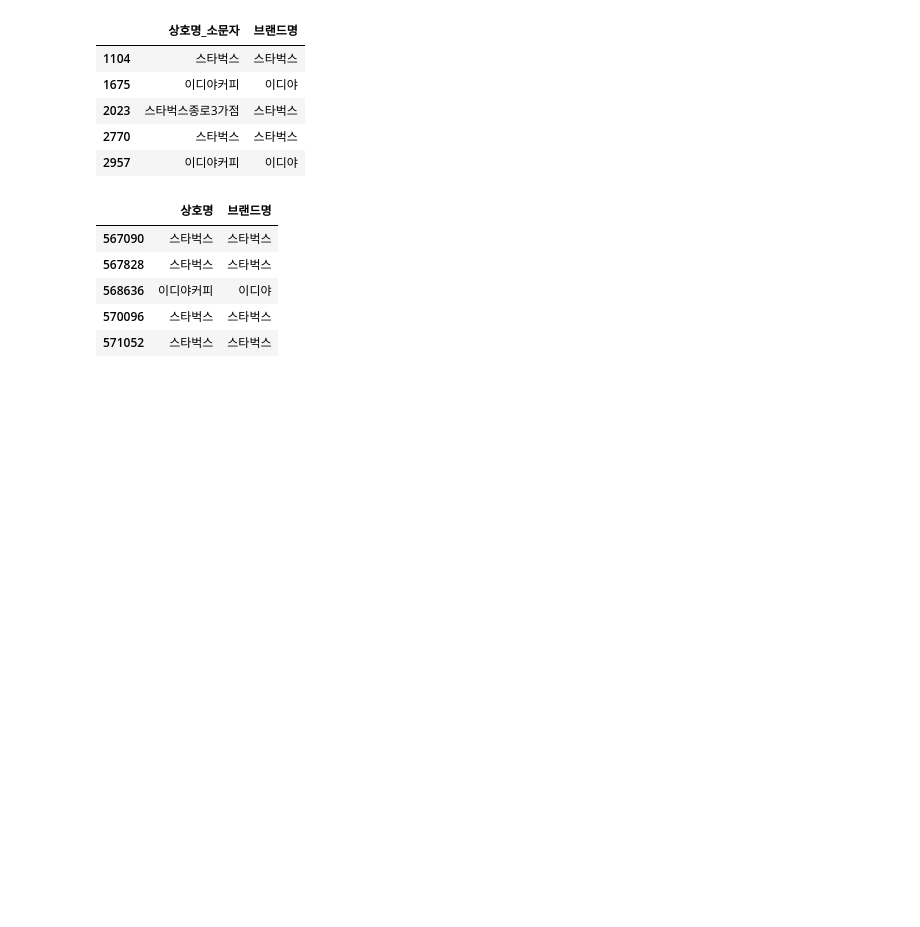
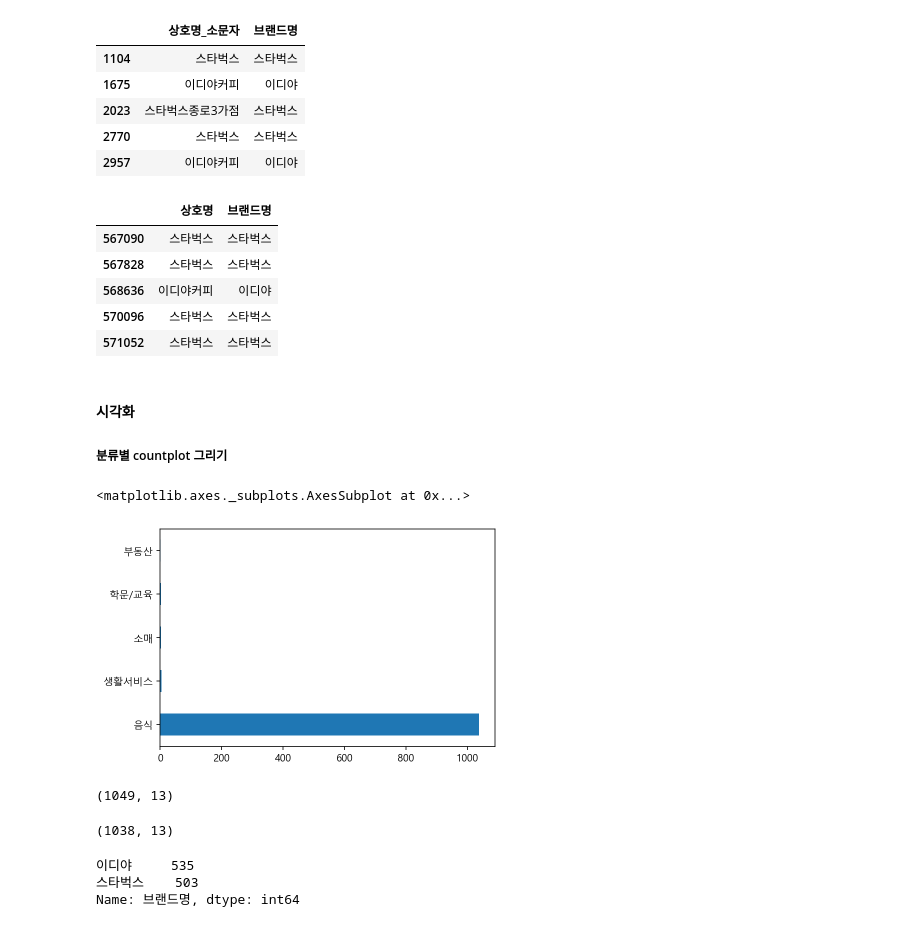
Before and after one commit to sookm/inflearn_lecture_opendata, a Jupyter notebook: 04-coffee-store-practice_210625.ipynb, the cells around one changed output. Drawn from its saved outputs; the diff is of its cells as text; code cells hidden in the pictures; blank space fills up the shorter version.

Commit message:
210705_4_스타벅스, 이디야 매장위치 비교하기

```diff
--- a/04-coffee-store-practice_210625.ipynb
+++ b/04-coffee-store-practice_210625.ipynb
@@ -252,3 +252,29 @@ df_cafe[["상호명", "브랜드명"]].tail()
 | 568636 | 이디야커피 | 이디야 |
 | 570096 | 스타벅스 | 스타벅스 |
 | 571052 | 스타벅스 | 스타벅스 |
+# %% [markdown]
+#### 시각화
+##### 분류별 countplot 그리기
+# %%
+# "상권업중분류명"을 countplot 으로 시각화하고
+# 분류 혹은 데이터가 잘못 색인된 데이터가 있는지 봅니다.
+
+df_cafe["상권업종대분류명"].value_counts().plot.barh()
+# %% [output]
+<matplotlib.axes._subplots.AxesSubplot at 0x...>
+[figure, added]
+# %%
+print(df_cafe.shape)
+df_cafe = df_cafe[df_cafe["상권업종대분류명"] == "음식"].copy()
+df_cafe.shape
+# %% [output]
+(1049, 13)
+(1038, 13)
+# %%
+# 브랜드명으로 각 카페의 갯수를 세어봅니다.
+
+df_cafe["브랜드명"].value_counts()
+# %% [output]
+이디야     535
+스타벅스    503
+Name: 브랜드명, dtype: int64
```
Also changed, not shown: parts of 23 cells of this notebook.
